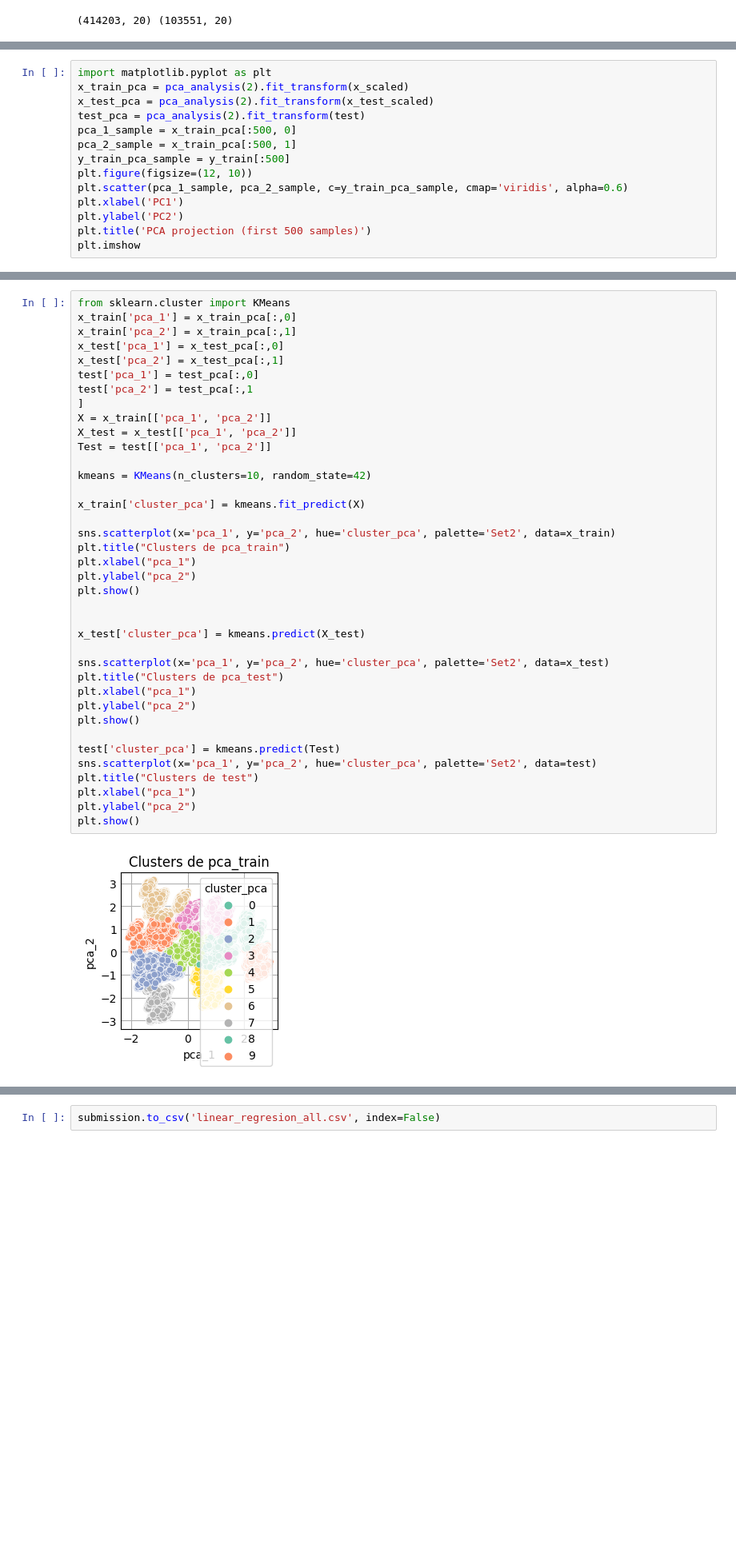
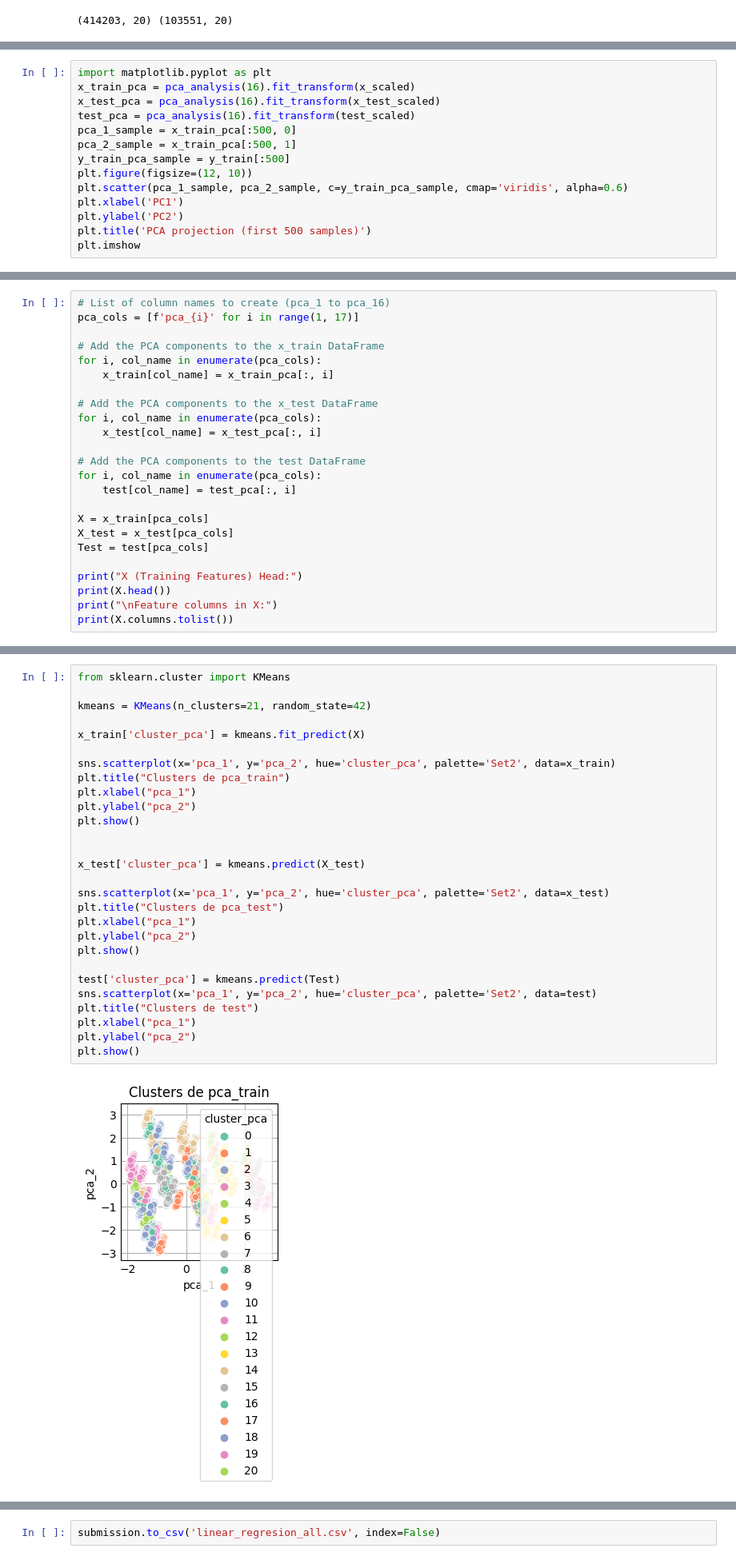
Before and after one commit to Santyamaya98/AI_and_MachineL_projects, a Jupyter notebook: road-accident.ipynb, the cells around one changed output, grey strips where cells are left out. Shown at 80% size. Saved outputs shown, nothing was run; the diff lists cells and outputs as text; blank space fills up the shorter version.

```diff
--- a/road-accident.ipynb
+++ b/road-accident.ipynb
@@ -235,8 +237,8 @@ interactive(children=(IntSlider(value=2, description='Components:', max=8, min=1
 # %%
 import matplotlib.pyplot as plt
-x_train_pca = pca_analysis(2).fit_transform(x_scaled)
-x_test_pca = pca_analysis(2).fit_transform(x_test_scaled)
-test_pca = pca_analysis(2).fit_transform(test)
+x_train_pca = pca_analysis(16).fit_transform(x_scaled)
+x_test_pca = pca_analysis(16).fit_transform(x_test_scaled)
+test_pca = pca_analysis(16).fit_transform(test_scaled)
 pca_1_sample = x_train_pca[:500, 0]
 pca_2_sample = x_train_pca[:500, 1]
 y_train_pca_sample = y_train[:500]
@@ -328,0 +319,24 @@ Distortion values:
+# %%
+# List of column names to create (pca_1 to pca_16)
+pca_cols = [f'pca_{i}' for i in range(1, 17)]
+
+# Add the PCA components to the x_train DataFrame
+for i, col_name in enumerate(pca_cols):
+    x_train[col_name] = x_train_pca[:, i]
+
+# Add the PCA components to the x_test DataFrame
+for i, col_name in enumerate(pca_cols):
+    x_test[col_name] = x_test_pca[:, i]
+
+# Add the PCA components to the test DataFrame
+for i, col_name in enumerate(pca_cols):
+    test[col_name] = test_pca[:, i]
+
+X = x_train[pca_cols]
+X_test = x_test[pca_cols]
+Test = test[pca_cols]
+
+print("X (Training Features) Head:")
+print(X.head())
+print("\nFeature columns in X:")
+print(X.columns.tolist())
@@ -329,40 +361,30 @@ Distortion values:
 # %%
 from sklearn.cluster import KMeans
-x_train['pca_1'] = x_train_pca[:,0]
-x_train['pca_2'] = x_train_pca[:,1]
-x_test['pca_1'] = x_test_pca[:,0]
-x_test['pca_2'] = x_test_pca[:,1]
-test['pca_1'] = test_pca[:,0]
-test['pca_2'] = test_pca[:,1
-]
-X = x_train[['pca_1', 'pca_2']]
-X_test = x_test[['pca_1', 'pca_2']]
-Test = test[['pca_1', 'pca_2']]
 
-kmeans = KMeans(n_clusters=10, random_state=42)
+kmeans = KMeans(n_clusters=21, random_state=42)
 
 x_train['cluster_pca'] = kmeans.fit_predict(X)
 
 sns.scatterplot(x='pca_1', y='pca_2', hue='cluster_pca', palette='Set2', data=x_train)
 plt.title("Clusters de pca_train")
 plt.xlabel("pca_1")
 plt.ylabel("pca_2")
 plt.show()
 
 
 x_test['cluster_pca'] = kmeans.predict(X_test)
 
 sns.scatterplot(x='pca_1', y='pca_2', hue='cluster_pca', palette='Set2', data=x_test)
 plt.title("Clusters de pca_test")
 plt.xlabel("pca_1")
 plt.ylabel("pca_2")
 plt.show()
 
 test['cluster_pca'] = kmeans.predict(Test)
 sns.scatterplot(x='pca_1', y='pca_2', hue='cluster_pca', palette='Set2', data=test)
 plt.title("Clusters de test")
 plt.xlabel("pca_1")
 plt.ylabel("pca_2")
 plt.show()
 # %% [output]
-[figure, old version]
+[figure, new version]
```
Also changed, not shown: parts of 38 cells of this notebook.
